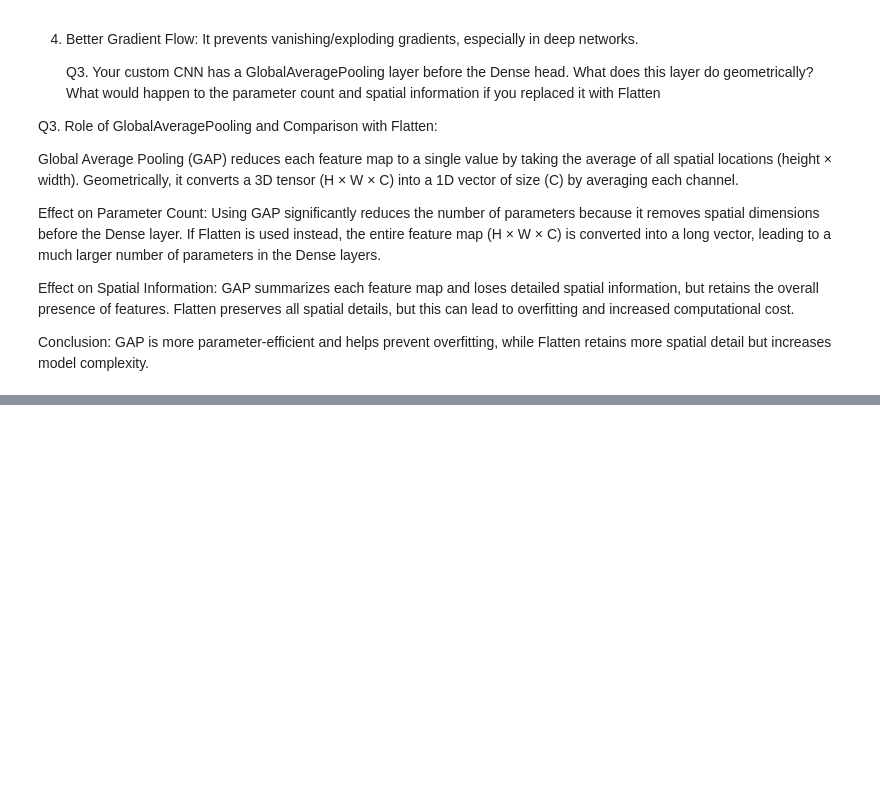
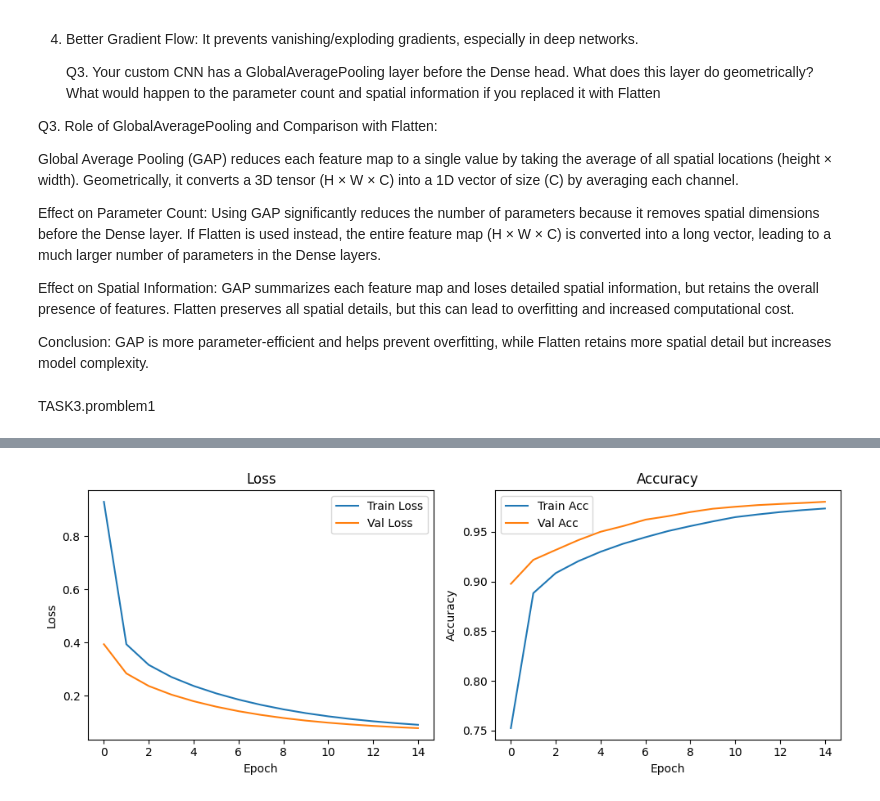
Before and after one commit to shivamkumar2626kr-del/ml, a Jupyter notebook: 24CD3038.ipynb, the cells around one changed output, grey strips where cells are left out. Saved outputs shown, nothing was run; the diff lists cells and outputs as text; code cells hidden in the pictures; blank space fills up the shorter version.

Commit message:
TASK3.problem1

```diff
--- a/24CD3038.ipynb
+++ b/24CD3038.ipynb
@@ -719,3 +719,82 @@ GAP summarizes each feature map and loses detailed spatial information, but reta
 
 Conclusion:
 GAP is more parameter-efficient and helps prevent overfitting, while Flatten retains more spatial detail but increases model complexity.
+# %% [markdown]
+TASK3.promblem1
+# %%
+import numpy as np
+import matplotlib.pyplot as plt
+from tensorflow.keras.datasets import mnist
+from tensorflow.keras.utils import to_categorical
+from tensorflow.keras.models import Sequential
+from tensorflow.keras.layers import Conv2D, AveragePooling2D, Flatten, Dense
+from tensorflow.keras.optimizers import SGD
+
+# Load data
+(x_train, y_train), (x_test, y_test) = mnist.load_data()
+
+# Preprocess
+x_train = x_train.reshape(-1,28,28,1).astype('float32') / 255.0
+x_test = x_test.reshape(-1,28,28,1).astype('float32') / 255.0
+
+y_train = to_categorical(y_train, 10)
+y_test = to_categorical(y_test, 10)
+
+
+model = Sequential([
+    Conv2D(6, (5,5), activation='tanh', input_shape=(28,28,1)),
+    AveragePooling2D(pool_size=(2,2), strides=2),
+
+    Conv2D(16, (5,5), activation='tanh'),
+    AveragePooling2D(pool_size=(2,2), strides=2),
+
+    Flatten(),
+    Dense(120, activation='tanh'),
+    Dense(84, activation='tanh'),
+    Dense(10, activation='softmax')
+])
+
+
+model.compile(
+    optimizer=SGD(learning_rate=0.01),
+    loss='categorical_crossentropy',
+    metrics=['accuracy']
+)
+
+# Train
+history = model.fit(
+    x_train, y_train,
+    epochs=15,
+    batch_size=64,
+    validation_split=0.1
+)
+
+# Evaluate
+test_loss, test_acc = model.evaluate(x_test, y_test)
+print("Test Accuracy:", test_acc)
+
+
+plt.figure(figsize=(10,4))
+
+# Loss
+plt.subplot(1,2,1)
+plt.plot(history.history['loss'], label='Train Loss')
+plt.plot(history.history['val_loss'], label='Val Loss')
+plt.xlabel('Epoch')
+plt.ylabel('Loss')
+plt.legend()
+plt.title('Loss')
+
+# Accuracy
+plt.subplot(1,2,2)
+plt.plot(history.history['accuracy'], label='Train Acc')
+plt.plot(history.history['val_accuracy'], label='Val Acc')
+plt.xlabel('Epoch')
+plt.ylabel('Accuracy')
+plt.legend()
+plt.title('Accuracy')
+
+plt.tight_layout()
+plt.savefig("lenet_sgd_curves.png")
+plt.show()
+# %% [output]
@@ -721,0 +818 @@ GAP is more parameter-efficient and helps prevent overfitting, while Flatten ret
+[figure, added]
```
Also changed, not shown: parts of 2 cells of this notebook.
